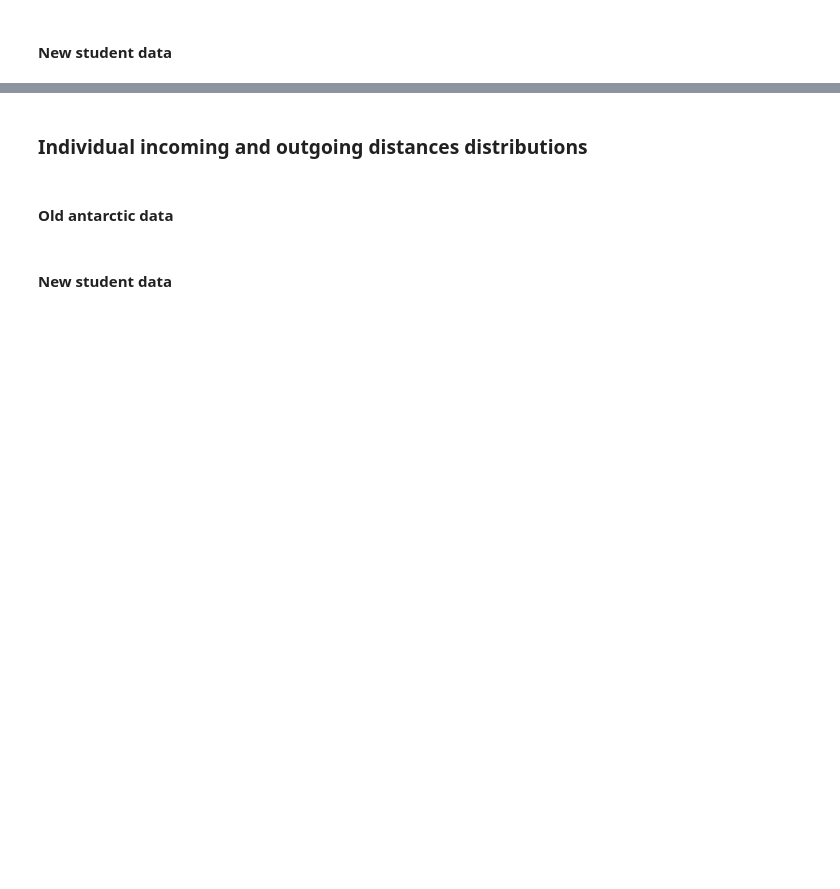
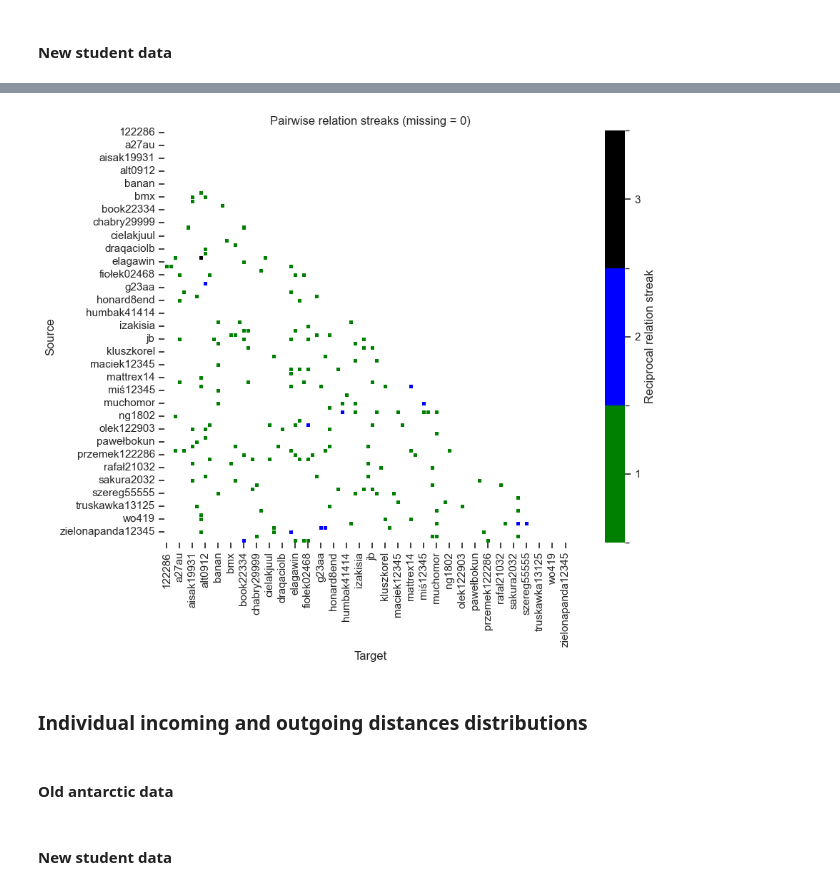
Before and after one commit to marcindahlen/Antarctica_research_2020, a Jupyter notebook: notebook.ipynb, the cells around one changed output, grey strips where cells are left out. Cells and saved outputs as stored; diff of their text form; code cells hidden in the pictures; blank space fills up the shorter version.

```diff
--- a/notebook.ipynb
+++ b/notebook.ipynb
@@ -733,3 +844,51 @@ matplotlib.pyplot.show()
+# %%
+student_reciprocal_relations_streaks = {}
+
+for person in student_reciprocal_relations.keys():
+    for other in student_reciprocal_relations[person].keys():
+        if person not in student_reciprocal_relations_streaks:
+            student_reciprocal_relations_streaks[person] = {}
+        student_reciprocal_relations_streaks[person][other] = longest_consecutive_streak(student_reciprocal_relations[person][other])
+# %%
+nodes = sorted(
+    set(student_reciprocal_relations_streaks.keys()).union(
+        *[d.keys() for d in student_reciprocal_relations_streaks.values()]
+    )
+)
+
+df = pandas.DataFrame(0, index=nodes, columns=nodes, dtype=int)
+for src, targets in student_reciprocal_relations_streaks.items():
+    for dst, w in targets.items():
+        df.at[src, dst] = w
+
+clear_mask = df == 0
+diag_mask    = numpy.triu(numpy.ones_like(df, dtype=bool), k=1)
+# diag_mask  = numpy.tril(numpy.ones_like(df, dtype=bool), k=-1)
+mask = clear_mask | diag_mask
+
+
+colors = ["green", "blue", "black"]
+cmap   = ListedColormap(colors)
+bounds = [0.5, 1.5, 2.5, 3.5]
+norm   = BoundaryNorm(bounds, ncolors=cmap.N)
+
+matplotlib.pyplot.figure(figsize=(10, 8))
+seaborn.heatmap(df,
+            cmap=cmap,
+            norm=norm,
+            mask=mask,
+            linewidths=.4,
+            square=True,
+            cbar_kws={'ticks': [1, 2, 3],
+                      "label": "Reciprocal relation streak"},
+            annot=False)
+matplotlib.pyplot.title("Pairwise relation streaks (missing = 0)")
+matplotlib.pyplot.xlabel("Target")
+matplotlib.pyplot.ylabel("Source")
+matplotlib.pyplot.tight_layout()
+matplotlib.pyplot.show()
+# %% [output]
+[figure, added]
 # %% [markdown]
 ### Individual incoming and outgoing distances distributions
 # %% [markdown]
```
Also changed, not shown: parts of 9 cells of this notebook.
